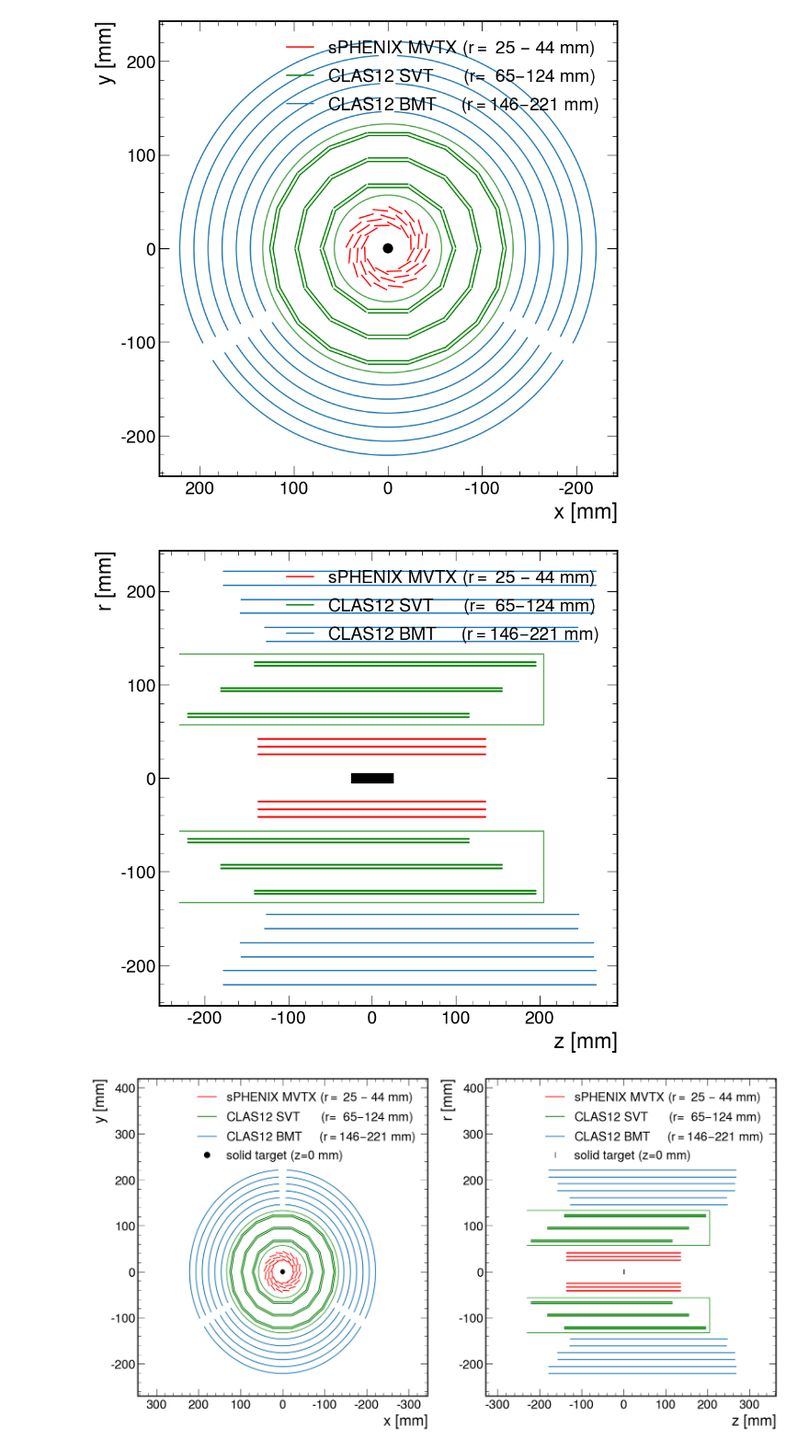
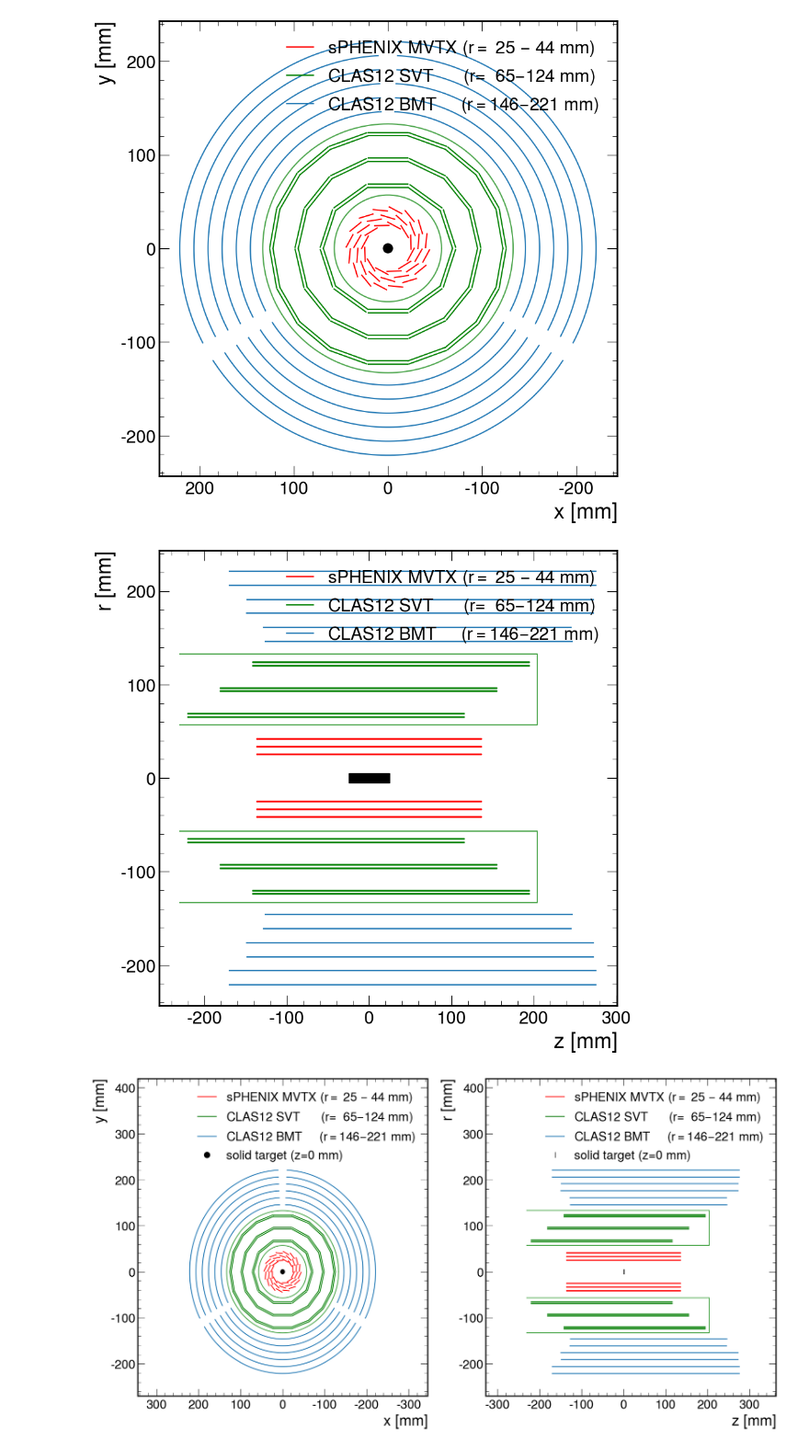
Before and after one commit to sebouh137/mvtx_in_clas12, a Jupyter notebook: DrawMVTinCVT.ipynb, the cells around one changed output. Shown at 92% size. Drawn from its saved outputs; the diff is of its cells as text; code cells hidden in the pictures.

Commit message:
updated plot of MVTX in CVT

```diff
--- a/DrawMVTinCVT.ipynb
+++ b/DrawMVTinCVT.ipynb
@@ -133,8 +133,9 @@ def draw_svt_transv():
 
     nsectors=[10,10,14,14, 18,18]
     radii=[65.29, 68.77, 92.89, 96.37, 120.32, 123.80]
-    zmin=np.array([-111.6,-111.6, -72.2,-72.2, -32.0,-32.0])+shift_z
-    zmax=np.array([223.3,223.3, 262.7,262.7, 302.9,302.9])+shift_z
+    length=223.3+111.6
+    zmin=np.array([-219.826,-219.826, -180.380, -180.380, -141.206, -141.206])
+    zmax=zmin+length
     args=dict(color='g')
     for layer in range(6):
         r=radii[layer]
@@ -157,8 +158,10 @@ def draw_bmt_transv():
     radii=[146.15, 161.15, 176.15, 191.15, 206.15, 221.15]
     args=dict(color='tab:blue')
 
-    zmin=np.array([-17.9,-19.6, -48.5,-48.0, -69.4,-69.3])+shift_z
-    zmax=np.array([354.5,353.1, 372.5,372.5, 375.5,375.5])+shift_z
+    #zmin=np.array([-17.9,-19.6, -48.5,-48.0, -69.4,-69.3])+shift_z
+    #zmax=np.array([354.5,353.1, 372.5,372.5, 375.5,375.5])+shift_z
+    zmin=np.array([-126.07, -127.77, -148.69, -148.23, -169.6, -169.55])
+    zmax=np.array([246.25, 244.93, 272.25, 272.25, 275.25, 275.25])
     for i in range(6):
         for j in range(3):
             phi0=2*np.pi/3*j-np.pi/2
@@ -167,41 +170,41 @@ def draw_bmt_transv():
             for s in -1,1:
                 plt.plot([zmin[i], zmax[i]], [radii[i]*s, radii[i]*s],**args)
     plt.plot([],[], **args, label=f"CLAS12 BMT     ($r=${min(radii):.0f}$-${max(radii):.0f} mm)")
-def draw_mvtx_transv():
+def draw_mvtx_transv(z0=0):
     rad_max=[27.93,36.25,44.26]
     rad_mid=[25.23,33.35,41.48]
     rad_min=[24.61,31.98,39.93]
 
     #z0=51
     #zmin=np.array([-271.2/2+z0]*3)+shift_z
     #zmax=np.array([271.2/2+z0]*3)+shift_z
-    zmin=np.array([-271.2/2]*3)
-    zmax=np.array([271.2/2]*3)
+    zmin=np.array([z0-271.2/2]*3)
+    zmax=np.array([z0+271.2/2]*3)
 
     nsectors=[12,14,16]
     w=15
     args=dict(color='r')
     for layer in range(3):
         r=rad_mid[layer]
         for sector in range(nsectors[layer]):
             phimid=(sector+1/2)*np.pi*2/nsectors[layer]
             dphi=np.arcsin((rad_max[layer]**2-r**2-w**2/4)/(r*w))
             for s in -1,1:
                 plt.plot([zmin[layer], zmax[layer]], [rad_mid[layer]*s, rad_mid[layer]*s],
                     **args)
     plt.plot([],[], **args, label=f"sPHENIX MVTX ($r=$ {min(rad_min):.0f} $-$ {max(rad_max):.0f} mm)")
 def draw_target_transv(r=5, dz=50, z=0):
     import matplotlib.patches as patches
     plt.gca().add_patch(patches.Rectangle((z-dz/2,-r),dz, 2*r, color='k'))
 draw_mvtx_transv()
 draw_svt_transv()
 draw_bmt_transv()
 draw_target_transv()
 plt.xlabel("$z$ [mm]")
 plt.ylabel("$r$ [mm]")
 plt.legend()
 plt.show()
 # %% [output]
-[figure, old version]
+[figure, new version]
 # %%
 fig, axs=plt.subplots(1,2, figsize=(20,10))
```
Also changed, not shown: parts of 5 cells of this notebook.
